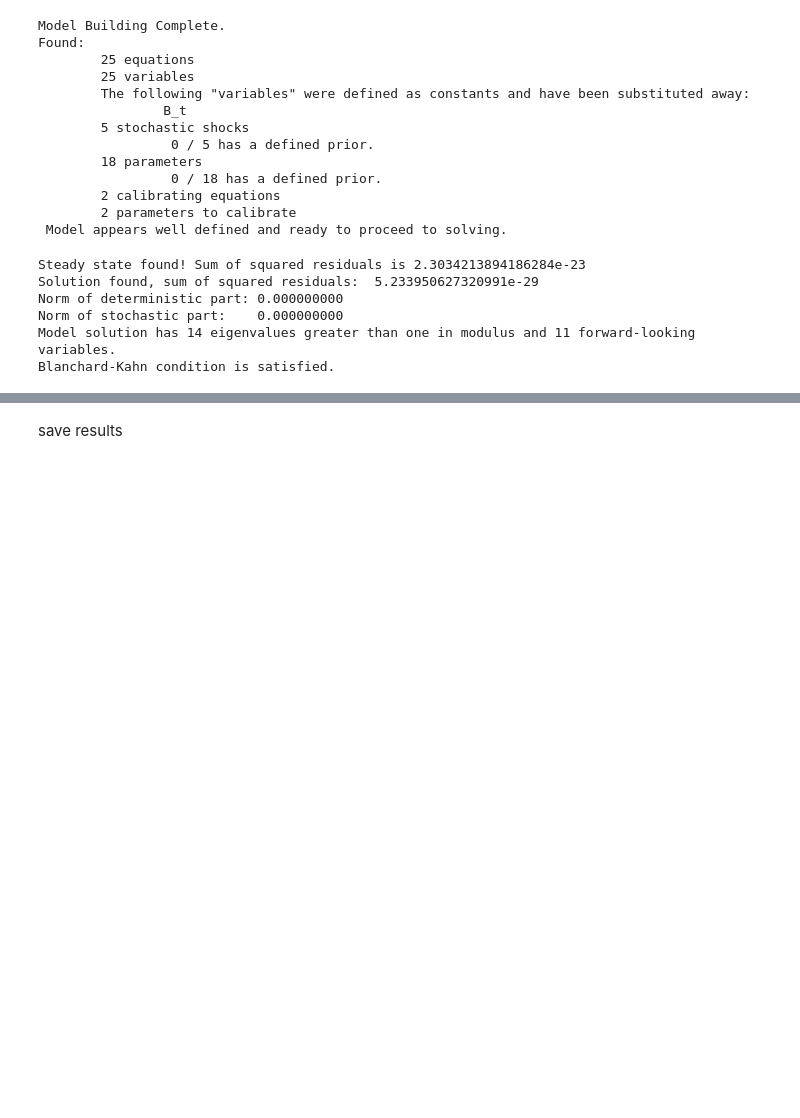
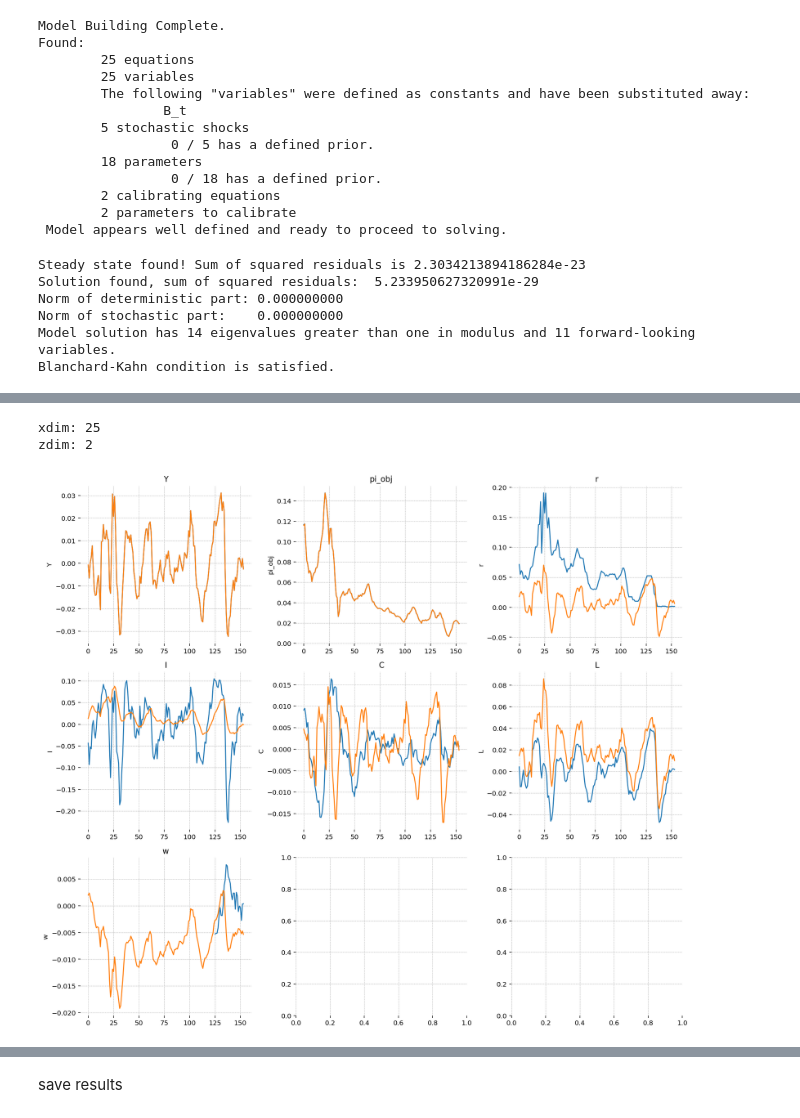
Before and after one commit to lukasgrahl/memoire1, a Jupyter notebook: notebooks/03-estimate_model.ipynb, the cells around one changed output, grey strips where cells are left out. Drawn from its saved outputs; the diff is of its cells as text; code cells hidden in the pictures; blank space fills up the shorter version.

Commit message:
Moved Kalman estimation up

```diff
--- a/notebooks/03-estimate_model.ipynb
+++ b/notebooks/03-estimate_model.ipynb
@@ -74,0 +77,25 @@ Blanchard-Kahn condition is satisfied.
+# %%
+observed = ["Y", "pi_obj"]
+
+filter_vars = list(mod.T.columns)
+observed_ind = [filter_vars.index(item) for item in observed]
+for i in observed:
+    assert (i in filter_vars) == True, f"{i} not in filter_vars"
+
+
+xdim = len(filter_vars)
+zdim = len(observed)
+print(f'xdim: {xdim} \nzdim: {zdim}')
+# %% [output]
+xdim: 25
+zdim: 2
+# %%
+from filterpy.kalman import KalmanFilter
+kfilter = KalmanFilter(dim_x=xdim, dim_z=zdim)
+
+kfilter.F = mod.T.loc[filter_vars, filter_vars].values
+
+kfilter.R = np.eye(zdim) * 0.01
+
+for i, ind in enumerate(observed_ind):
+    kfilter.H[i, ind] = 1
@@ -74,0 +110,8 @@ Blanchard-Kahn condition is satisfied.
+# %%
+mu_df = pd.DataFrame(mu.reshape(len(mu), -1), columns=filter_vars)
+mask_f = mu_df[[item for item in train.columns if item in mu_df.columns]].copy()
+mask_t = train[list(mask_f.columns)].reset_index(drop=True).copy()
+# %%
+plot_dfs([mask_t, mask_f], sns.lineplot)
+# %% [output]
+[figure, added]
```
Also changed, not shown: parts of 27 cells of this notebook, 1 other file.
